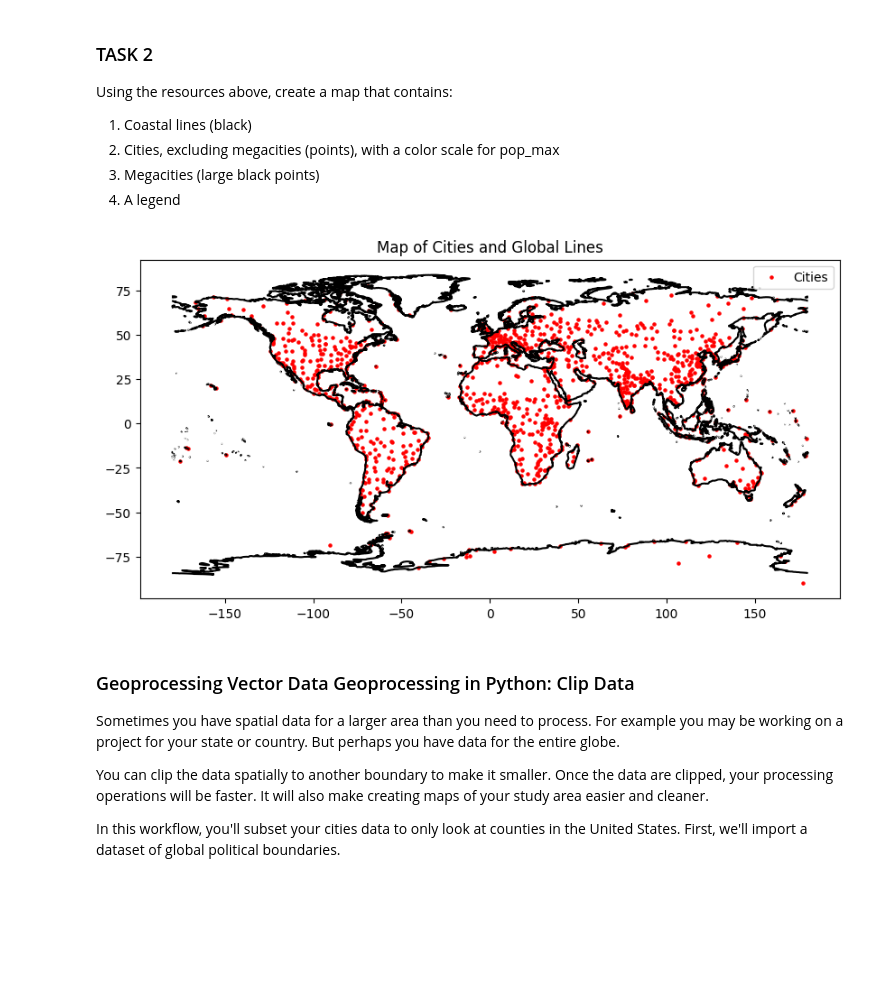
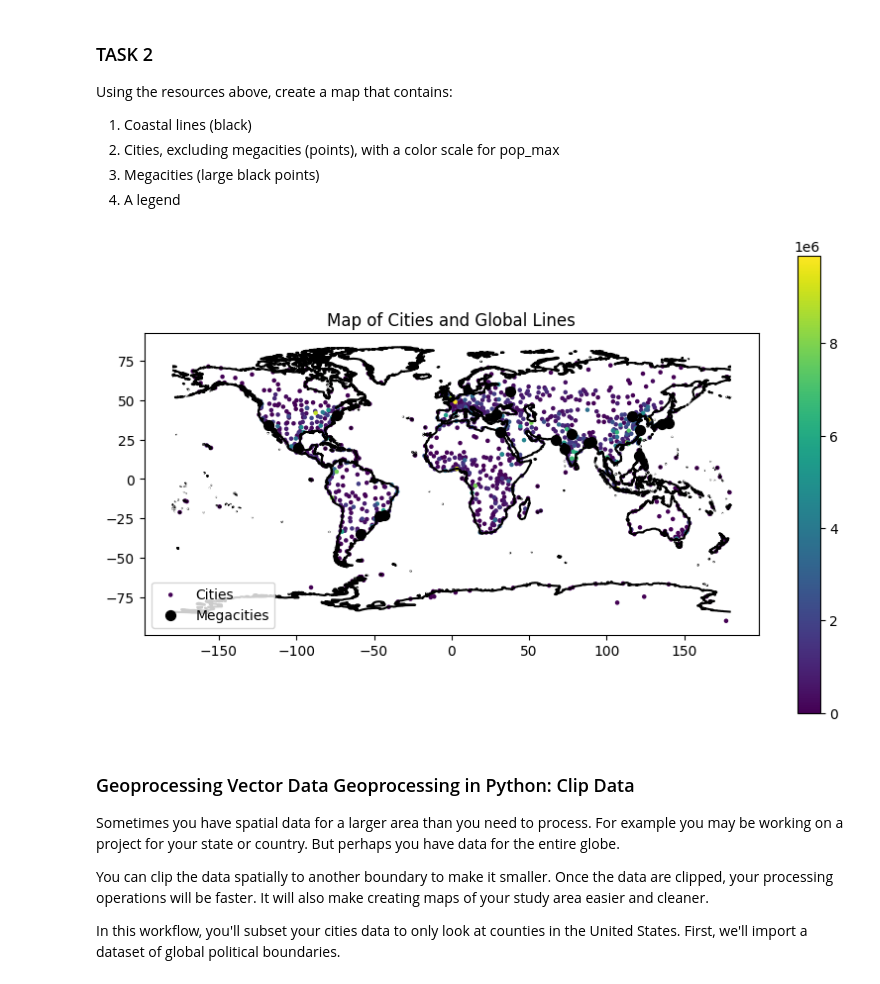
Before and after one commit to jmatrone/EnvDatSci, a Jupyter notebook: CodeSprints/VectorData101.ipynb, the cells around one changed output. Drawn from its saved outputs; the diff is of its cells as text; code cells hidden in the pictures; blank space fills up the shorter version.

```diff
--- a/CodeSprints/VectorData101.ipynb
+++ b/CodeSprints/VectorData101.ipynb
@@ -360,26 +360,33 @@ Using the resources above, create a map that contains:
 # %%
 # Format and plot your results from task 2
 # hint:
 #?cities.plot
-
 
 # Create a figure and axes
 f, ax1 = plt.subplots(figsize=(10, 6))
 
 # Plot the coastlines
 coastlines.plot(ax=ax1, color="black")
 
 # Plot the cities with custom formatting
-cities.plot(ax=ax1, marker='o', color='red', markersize=5, label='Cities')
+# Exclude megacities (assuming megacities have pop_max > 10 million)
+megacities = cities[cities['pop_max'] > 10000000]
+other_cities = cities[cities['pop_max'] <= 10000000]
+
+# Plot other cities with a color scale for pop_max
+other_cities.plot(ax=ax1, marker='o', column='pop_max', cmap='viridis', markersize=5, legend=True, label='Cities')
+
+# Plot megacities as large black points
+megacities.plot(ax=ax1, marker='o', color='black', markersize=50, label='Megacities')
 
 # Add a title and legend
 ax1.set(title="Map of Cities and Global Lines")
 ax1.legend()
 
 # Display the plot
 plt.show()
 # %% [output]
-[figure, old version]
+[figure, new version]
 # %% [markdown]
 ### Geoprocessing Vector Data Geoprocessing in Python: Clip Data
 Sometimes you have spatial data for a larger area than you need to process. For example you may be working on a project for your state or country. But perhaps you have data for the entire globe.
```
Also changed, not shown: parts of 1 cell of this notebook.
